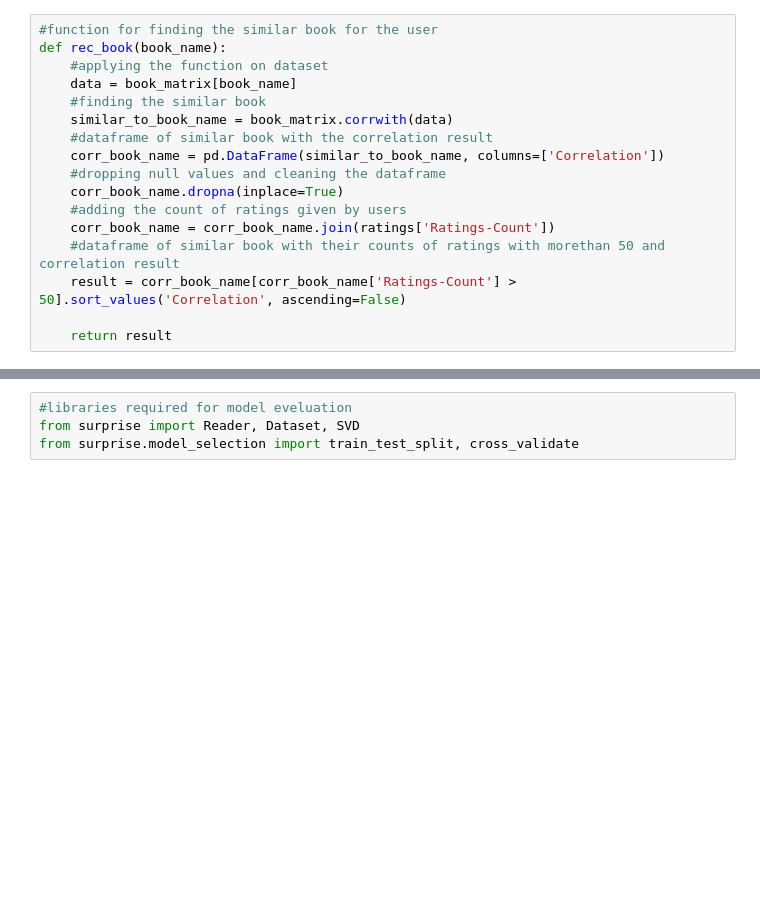
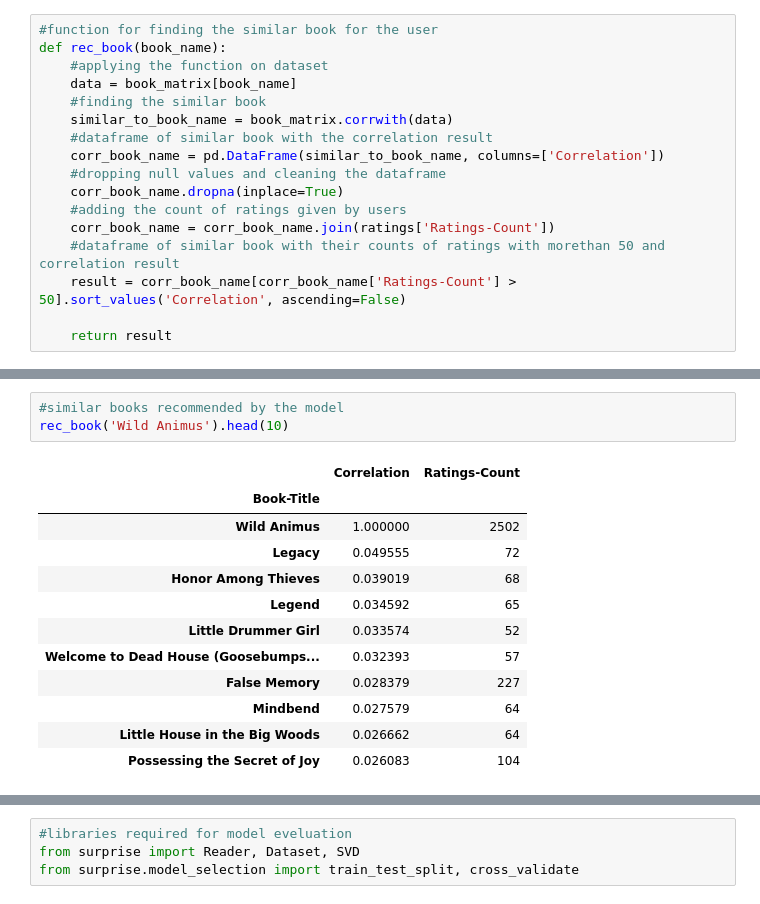
Before and after one commit to Narayan718/unsupervised, a Jupyter notebook: recommendation_model.ipynb, the cells around one changed output, grey strips where cells are left out. Saved outputs shown, nothing was run; the diff lists cells and outputs as text; blank space fills up the shorter version.

```diff
--- a/recommendation_model.ipynb
+++ b/recommendation_model.ipynb
@@ -797,3 +800,19 @@ rec_book('Life of Pi')
+# %%
+#similar books recommended by the model
+rec_book('Wild Animus').head(10)
+# %% [output]
+|  | Correlation | Ratings-Count |
+| Book-Title |  |  |
+| Wild Animus | 1.000000 | 2502 |
+| Legacy | 0.049555 | 72 |
+| Honor Among Thieves | 0.039019 | 68 |
+| Legend | 0.034592 | 65 |
+| Little Drummer Girl | 0.033574 | 52 |
+| Welcome to Dead House (Goosebumps... | 0.032393 | 57 |
+| False Memory | 0.028379 | 227 |
+| Mindbend | 0.027579 | 64 |
+| Little House in the Big Woods | 0.026662 | 64 |
+| Possessing the Secret of Joy | 0.026083 | 104 |
 # %%
 pip install surprise
 # %% [output]
```
Also changed, not shown: parts of 9 cells of this notebook.
